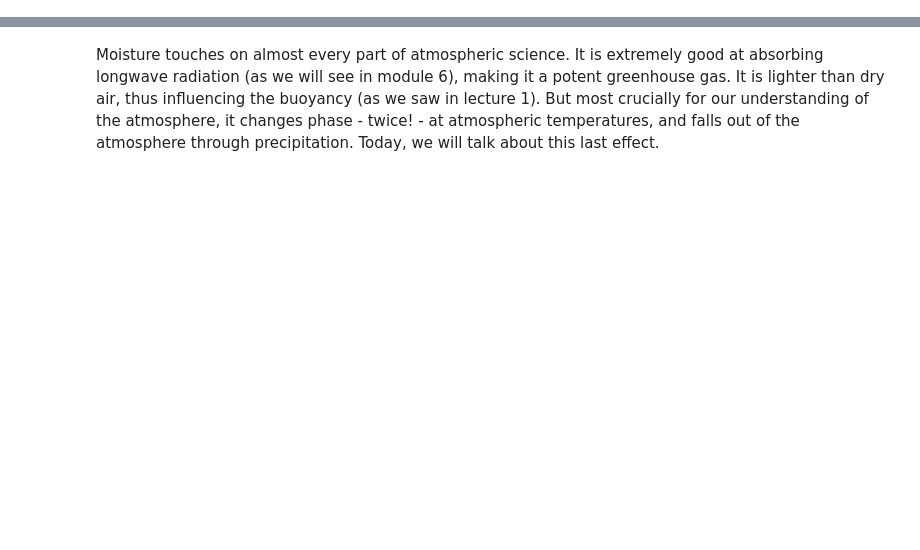
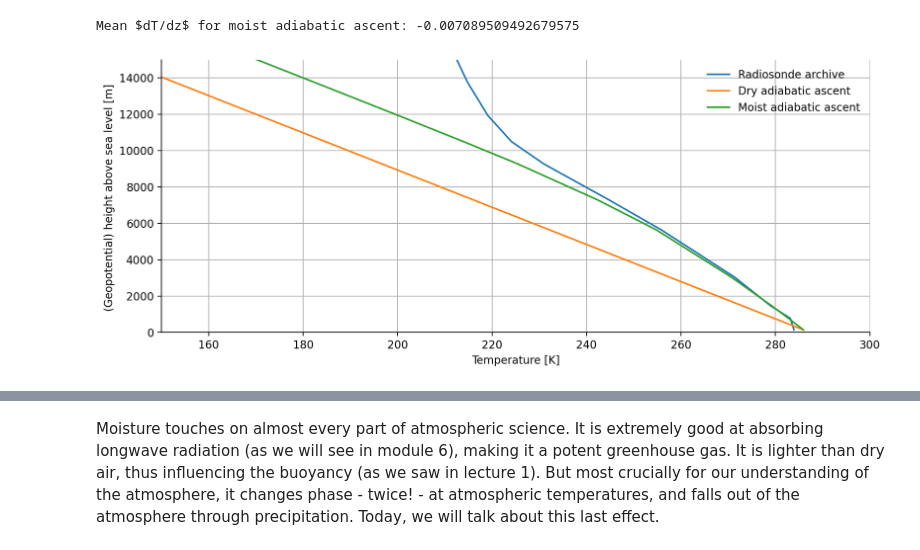
Before and after one commit to martinjanssens/metclim, a Jupyter notebook: metclim-jupyter-book/3. Thermodynamics (ii).ipynb, the cells around one changed output, grey strips where cells are left out. Cells and saved outputs as stored; diff of their text form; code cells hidden in the pictures; blank space fills up the shorter version.

```diff
--- a/metclim-jupyter-book/3. Thermodynamics (ii).ipynb
+++ b/metclim-jupyter-book/3. Thermodynamics (ii).ipynb
@@ -114,0 +357,58 @@ Because $U_v<U_l$, condensating water vapour into liquid ($-dq_v$) represents in
+# %%
+plt.style.use(pathlib.Path("./mplstyle/book"))
+
+grav = 9.81
+
+def q_s(es, p):
+    return Rd / Rv * es / p
+
+# Parcel temperatures initialised to zero
+T_pd = np.zeros(ds_ther['hgeo'].size)
+T_pm = np.zeros(ds_ther['hgeo'].size)
+
+# Starting temperature of the parcels (d - dry, m - moist)
+T_pd[0] = ds_ther['temp'][0]+2
+T_pm[0] = ds_ther['temp'][0]+2
+
+# Lift the parcel through the atmosphere, conserving DSE
+for i in range(len(ds_ther['hgeo'])-1):
+    T_pd[i+1] = T_pd[i] - grav/cpd*(ds_ther['hgeo'][i+1] - ds_ther['hgeo'][i])
+
+
+# Lift the parcel upwards through the atmosphere, conserving MSE at saturation
+# Store dT/dz so we can calculate an average
+dTdz_h = np.zeros(ds_ther['hgeo'].size)
+for i in range(len(ds_ther['hgeo'])-1):
+
+    # Calculate the saturation specific humidity at this height's temperature and the atmosphere's pressure
+    esi  = e_s(T_pm[i])
+    qsi = q_s(esi, ds_ther['pres'][i]*100)
+
+    # Moist adiabatic temperature gradient at this level, assuming T=Tv
+    dTdz = - (grav * (1 + qsi*lv_trip/(Rd*T_pm[i])) ) / (cpd + qsi*lv_trip**2/(Rv*T_pm[i]**2) )
+
+    # Lift it to the next level
+    T_pm[i+1] = T_pm[i] + dTdz*(ds_ther['hgeo'][i+1] - ds_ther['hgeo'][i])
+
+    dTdz_h[i] = dTdz
+
+print(r'Mean dT/dz for moist adiabatic ascent:', np.mean(dTdz_h))
+
+fig, ax = plt.subplots(ncols=1)
+ax.plot(ds_ther['temp'], ds_ther['hgeo'], label='Radiosonde archive')
+ax.plot(T_pd, ds_temp['hgeo'], label='Dry adiabatic ascent')
+ax.plot(T_pm, ds_temp['hgeo'], label='Moist adiabatic ascent')
+ax.set_xlabel('Temperature [K]')
+ax.set_ylabel('(Geopotential) height above sea level [m] ')
+ax.set_xlim(150, 300)
+ax.set_ylim(0, 15000)
+_=ax.legend()
+
+# plt.plot(T_pd, ds_ther['hgeo'])
+# plt.plot(T_pm, ds_ther['hgeo'])
+# plt.plot(ds_ther['temp'], ds_ther['hgeo'])
+# plt.ylim(0,15000)
+# plt.xlim(200,300)
+# %% [output]
+Mean $dT/dz$ for moist adiabatic ascent: -0.007089509492679575
+[figure, added]
```
Also changed, not shown: parts of 18 cells of this notebook, 6 other files.
